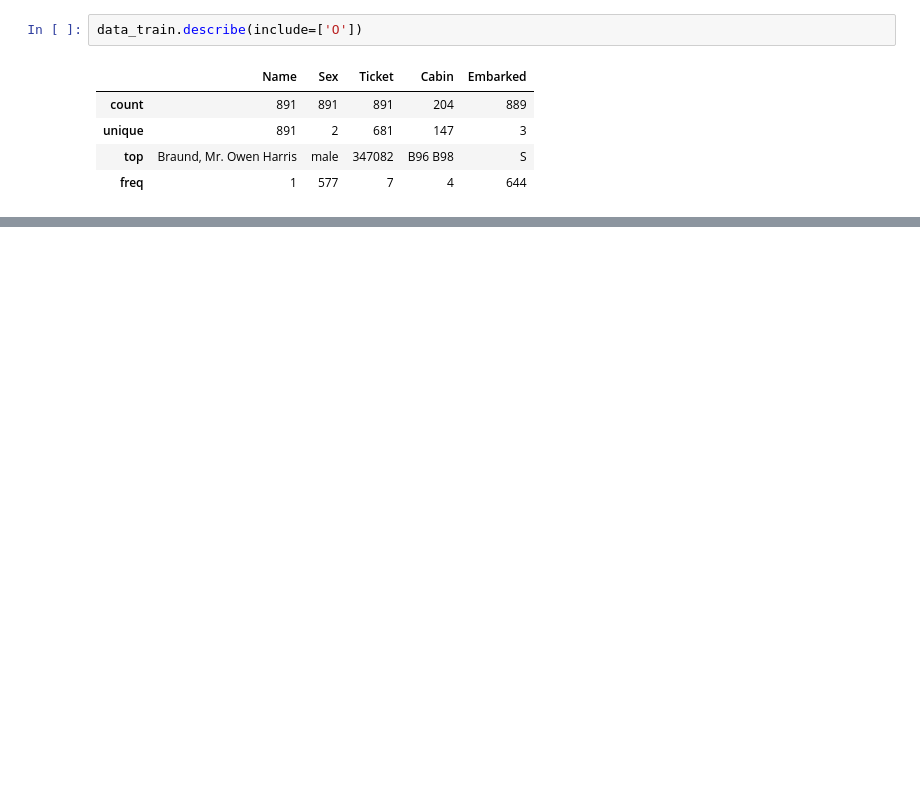
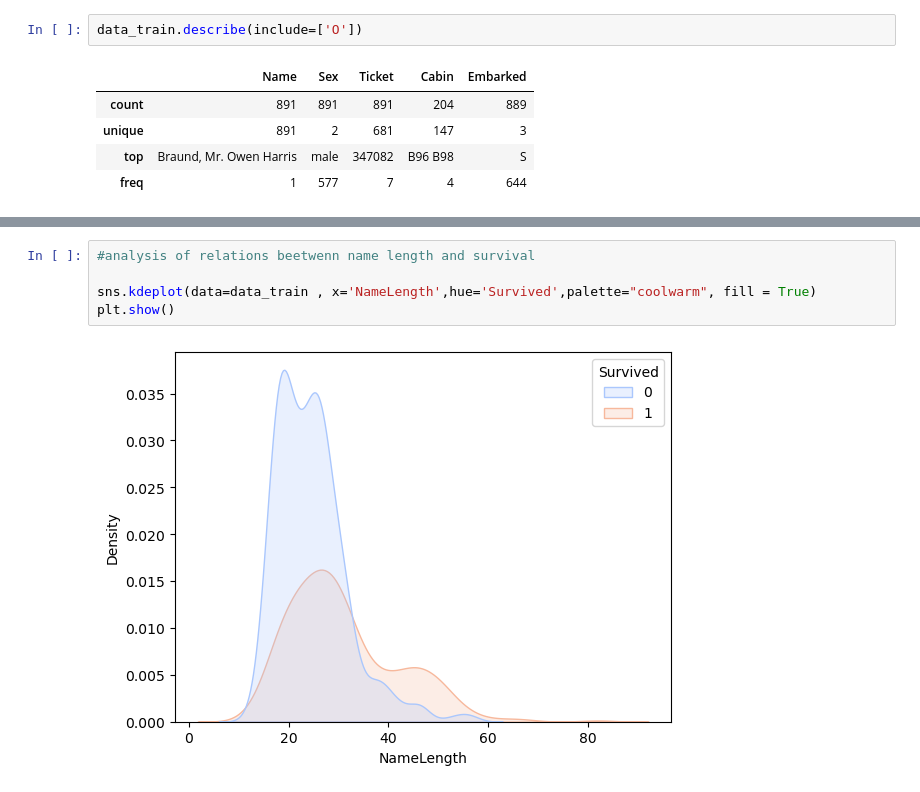
Before and after one commit to Brtsz8/titanic-machine-learning, a Jupyter notebook: titanic.ipynb, the cells around one changed output, grey strips where cells are left out. Drawn from its saved outputs; the diff is of its cells as text; blank space fills up the shorter version.

```diff
--- a/titanic.ipynb
+++ b/titanic.ipynb
@@ -94,0 +127,7 @@ sns.heatmap(data_train.select_dtypes(include=["number"]).corr(),annot=True, cmap
+# %%
+#analysis of relations beetwenn name length and survival
+
+sns.kdeplot(data=data_train , x='NameLength',hue='Survived',palette="coolwarm", fill = True)
+plt.show()
+# %% [output]
+[figure, added]
```
Also changed, not shown: parts of 12 cells of this notebook.
